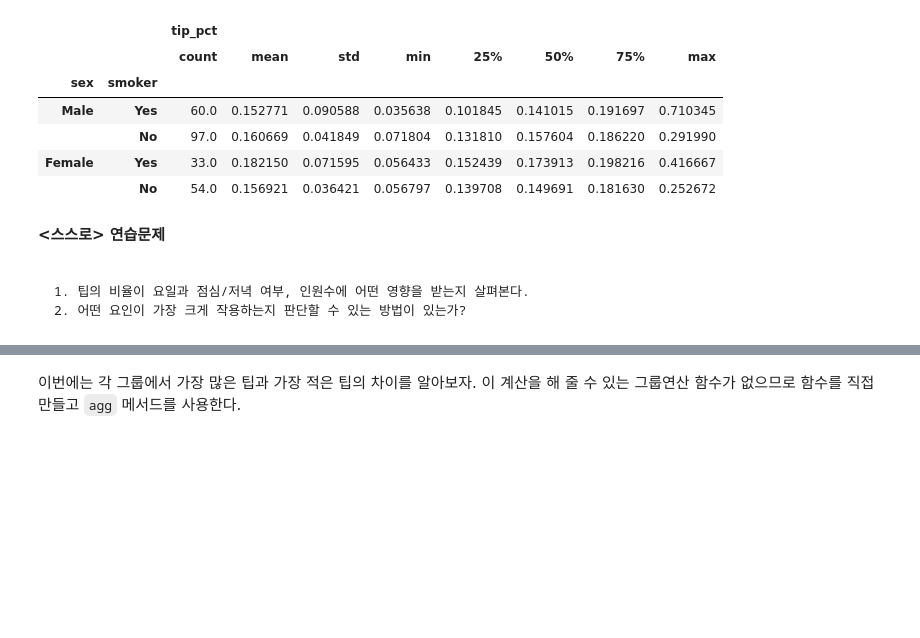
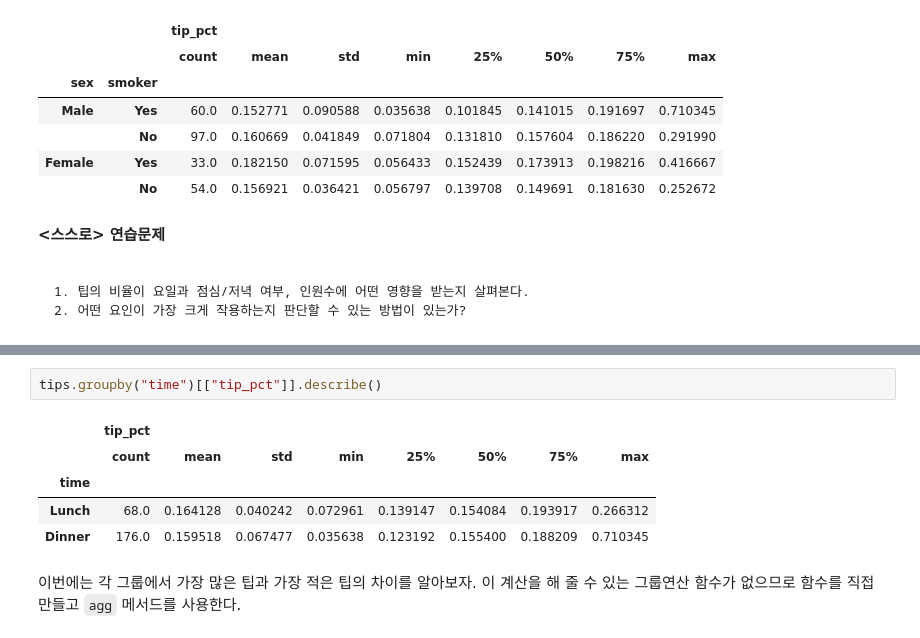
Before and after one commit to SWeat-python-weekend-study/YEJINLEE, a Jupyter notebook: 3.7_피봇테이블과_그룹분석.ipynb, the cells around one changed output, grey strips where cells are left out. Cells and saved outputs as stored; diff of their text form; blank space fills up the shorter version.

```diff
--- a/3.7_피봇테이블과_그룹분석.ipynb
+++ b/3.7_피봇테이블과_그룹분석.ipynb
@@ -589,3 +640,11 @@ tips.groupby(["sex", "smoker"])[["tip_pct"]].describe()
+# %%
+tips.groupby("time")[["tip_pct"]].describe()
+# %% [output]
+|  | tip_pct |  |  |  |  |  |  |  |
+|  | count | mean | std | min | 25% | 50% | 75% | max |
+| time |  |  |  |  |  |  |  |  |
+| Lunch | 68.0 | 0.164128 | 0.040242 | 0.072961 | 0.139147 | 0.154084 | 0.193917 | 0.266312 |
+| Dinner | 176.0 | 0.159518 | 0.067477 | 0.035638 | 0.123192 | 0.155400 | 0.188209 | 0.710345 |
 # %% [markdown]
 이번에는 각 그룹에서 가장 많은 팁과 가장 적은 팁의 차이를 알아보자. 이 계산을 해 줄 수 있는 그룹연산 함수가 없으므로 함수를 직접 만들고 `agg` 메서드를 사용한다.
 # %%
```
Also changed, not shown: parts of 8 cells of this notebook.
